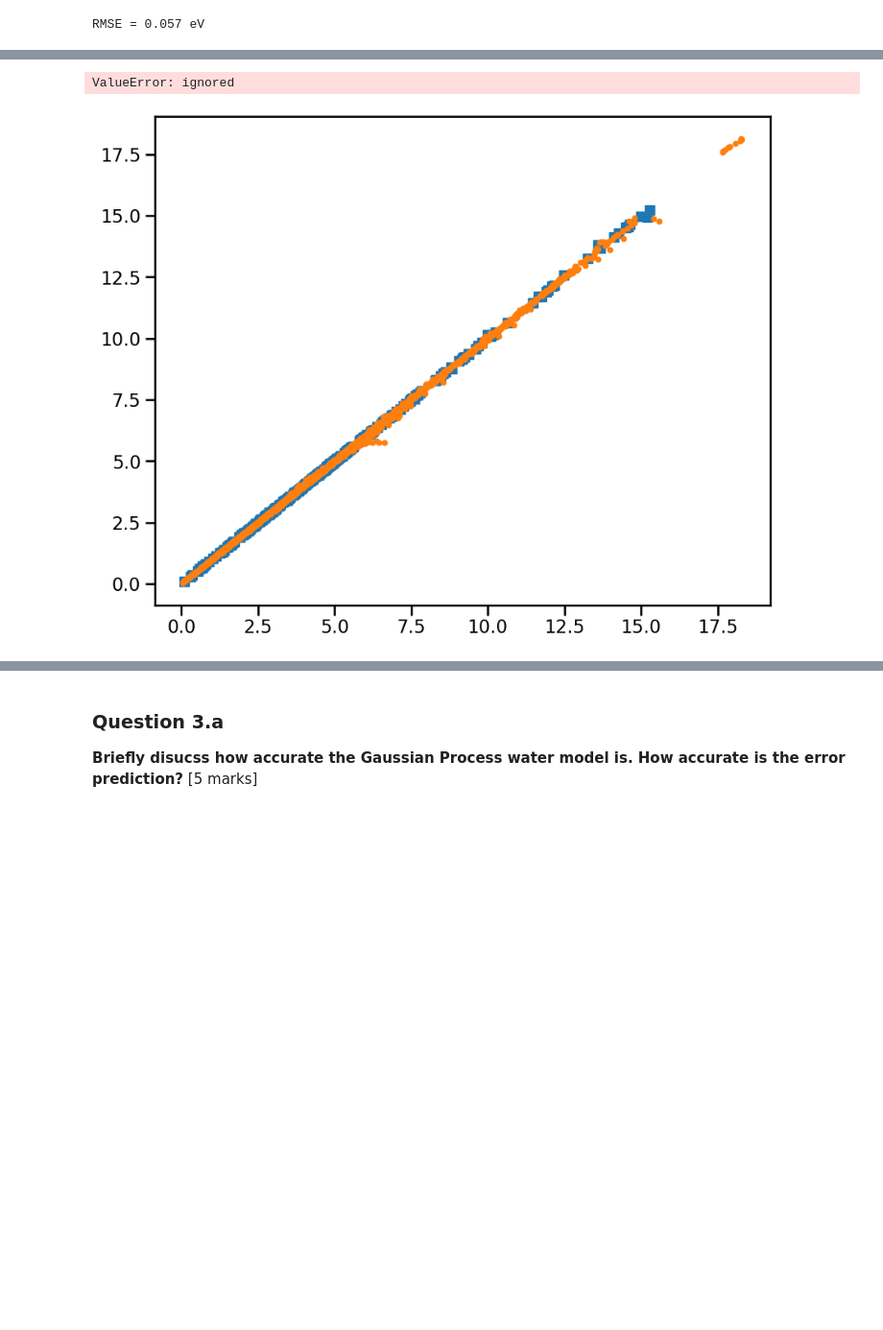
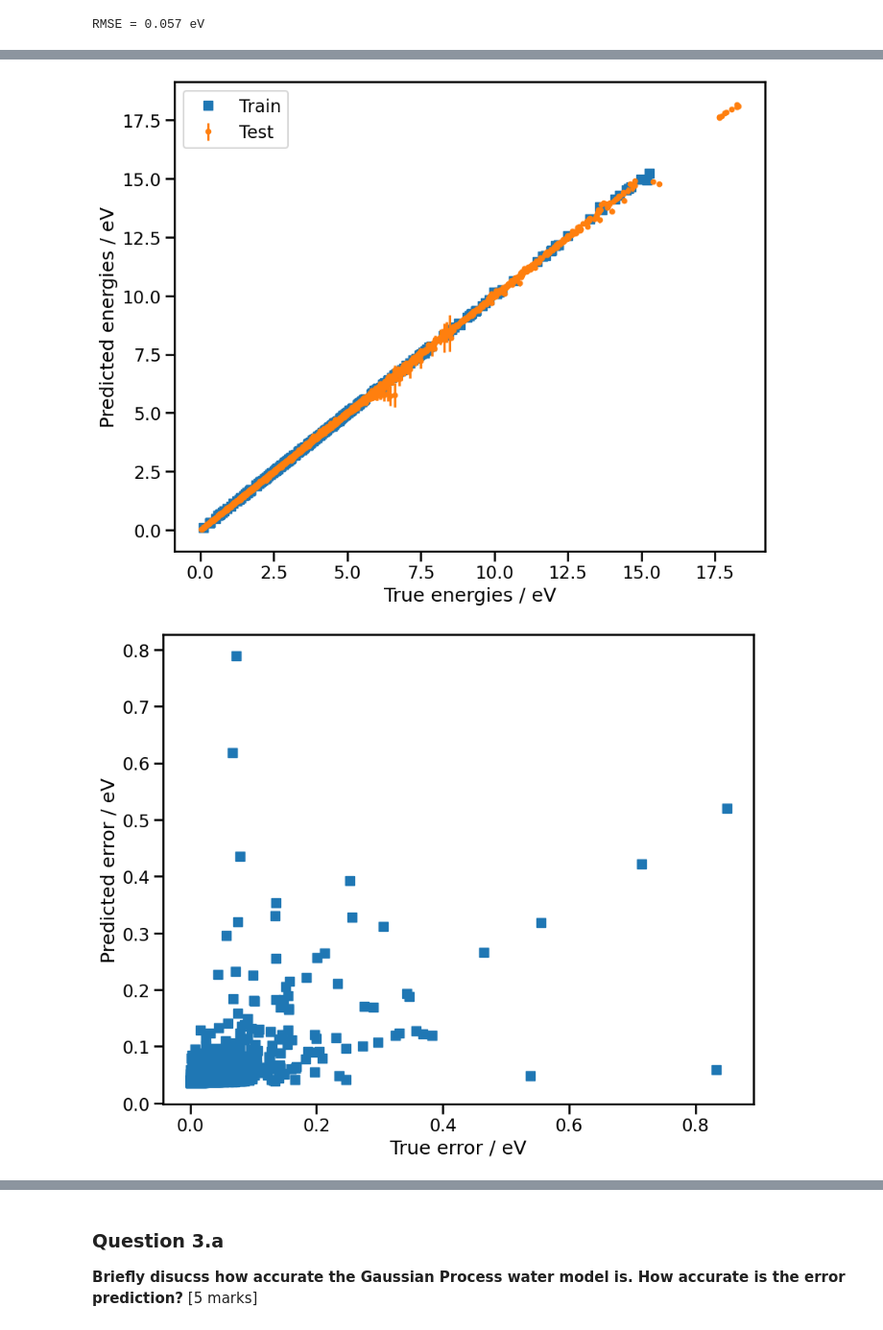
Before and after one commit to Melikakmm/Gaussian_Regression_Process_interactive_potential, a Jupyter notebook: fitpot.ipynb, the cells around one changed output, grey strips where cells are left out. Shown: that part at 96% size. Saved outputs shown, nothing was run; the diff lists cells and outputs as text; code cells hidden in the pictures; blank space fills up the shorter version.

```diff
--- a/fitpot.ipynb
+++ b/fitpot.ipynb
@@ -94,5 +105,5 @@ Populating the interactive namespace from numpy and matplotlib
 # %%
-plt.rcParams["figure.figsize"] = (10, 8)
+plt.rcParams['figure.figsize'] = [25, 10]
 # %% [markdown]
 ## Part 1
 ### Learning the interaction energy of a single water molecule
@@ -319,17 +330,17 @@ RMSE = 0.057 eV
 # %%
 # Plot the correlation of actual and predicted data
 plt.plot(y_train,y_train_predict,"s", label='Train')
-plt.errorbar(y_test,y_test_predict,yerr=np.sqrt(y_test_error[:,0]),fmt=".", label='Test')
+plt.errorbar(y_test,y_test_predict[:,0],yerr=np.sqrt(y_test_error[:,0]),fmt=".", label='Test')
 plt.xlabel('True energies / eV')
 plt.ylabel('Predicted energies / eV')
 plt.legend()
 plt.show()
 
 # Plot the correlation of actual and predicted error
 plt.plot(np.abs(y_test-y_test_predict[:,0]), np.sqrt(y_test_error[:,0]),"s")
 plt.xlabel('True error / eV')
 plt.ylabel('Predicted error / eV')
 plt.show()
 # %% [output]
-ValueError: ignored
-[figure, old version]
+[figure, new version]
+[figure, added]
```
Also changed, not shown: parts of 3 cells of this notebook.
